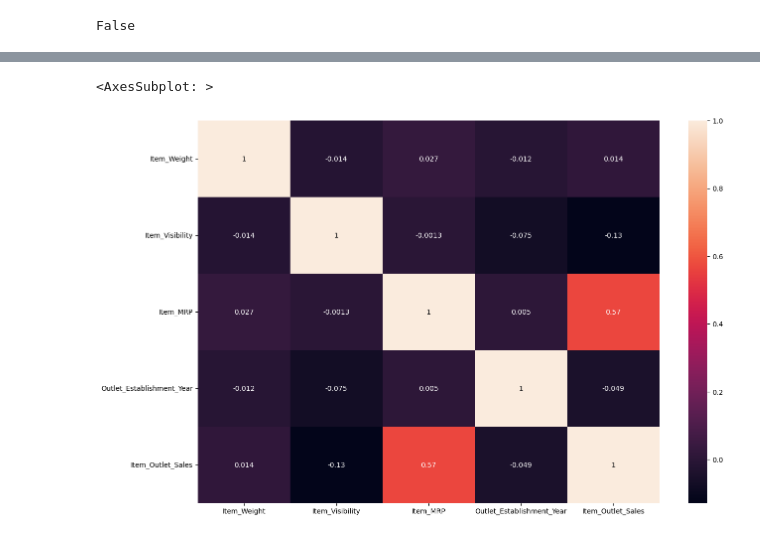
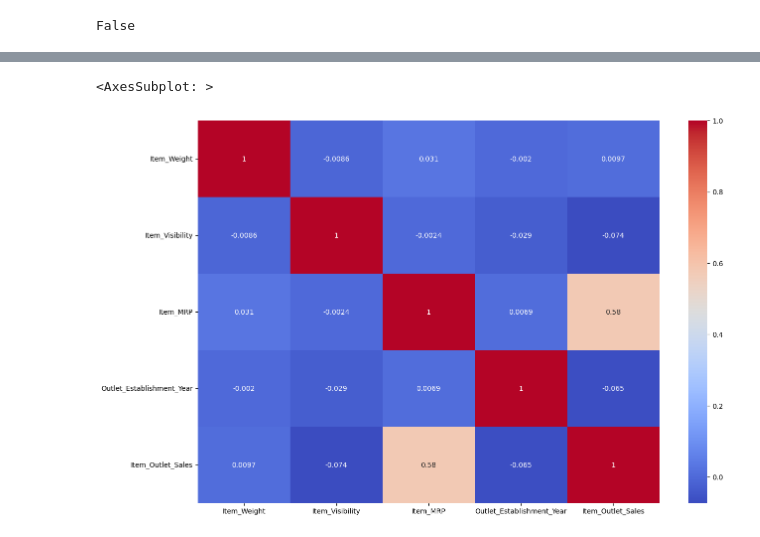
Before and after one commit to edidiongaligbe/Evaluation_Metrics, a Jupyter notebook: Regression.ipynb, the cells around one changed output, grey strips where cells are left out. Cells and saved outputs as stored; diff of their text form; code cells hidden in the pictures.

Commit message:
Update Regression.ipynb
Model training completed

```diff
--- a/Regression.ipynb
+++ b/Regression.ipynb
@@ -139,7 +137,7 @@ fig.subplots_adjust(hspace=0.200, wspace=0.125)
 
 #Item Sales Information
 for i, column in enumerate(item_info):
-    sns.barplot( x=train[column], y = 'Item_Outlet_Sales', data=train, ax=axes[i])
+    sns.barplot( x=data[column], y = 'Item_Outlet_Sales', data=data, ax=axes[i])
     axes[i].set_xticklabels(axes[i].get_xticklabels(), rotation=90)
 
 plt.tight_layout(pad=1.5)
@@ -208,9 +206,9 @@ def fill_column_with_random(df, column_name):
 
     return df
 
-train = fill_column_with_random(train, 'Item_Weight')
-train = fill_column_with_random(train, 'Outlet_Size')
-train.isna().sum()
+data = fill_column_with_random(data, 'Item_Weight')
+data = fill_column_with_random(data, 'Outlet_Size')
+data.isna().sum()
 # %% [output]
 Item_Identifier              0
 Item_Weight                  0
@@ -239,0 +259,18 @@ False
+# %%
+q1 = np.percentile(data['Item_Visibility'], 25)
+q3 = np.percentile(data['Item_Visibility'], 75)
+
+# Calculate IQR
+iqr = q3 - q1
+
+# Calculate lower and upper bounds
+lower_bound = q1 - 1.5 * iqr
+upper_bound = q3 + 1.5 * iqr
+
+# Count data points outside the bounds
+outside_bounds = (data['Item_Visibility'] < lower_bound) | (data['Item_Visibility'] > upper_bound)
+percentage = np.mean(outside_bounds) * 100
+
+print(f"Lower bound: {lower_bound}")
+print(f"Upper bound: {upper_bound}")
+print(f"Percentage of data in 'Item_Visibility' column outside IQR: {percentage:.2f}%")
@@ -239,0 +281,3 @@ False
+# %%
+# Drop rows outside the bounds
+data = data[(data['Item_Visibility'] >= lower_bound) & (data['Item_Visibility'] <= upper_bound)]
@@ -240,7 +289,7 @@ False
 # %%
 #check correlation of features in the dataset
 plt.figure(figsize = (15, 10))
-sns.heatmap(data = train.corr(), annot = True)
+sns.heatmap(data = data.corr(), annot = True, cmap='coolwarm')
 # %% [output]
 <AxesSubplot: >
-[figure, old version]
+[figure, new version]
```
Also changed, not shown: parts of 22 cells of this notebook.
